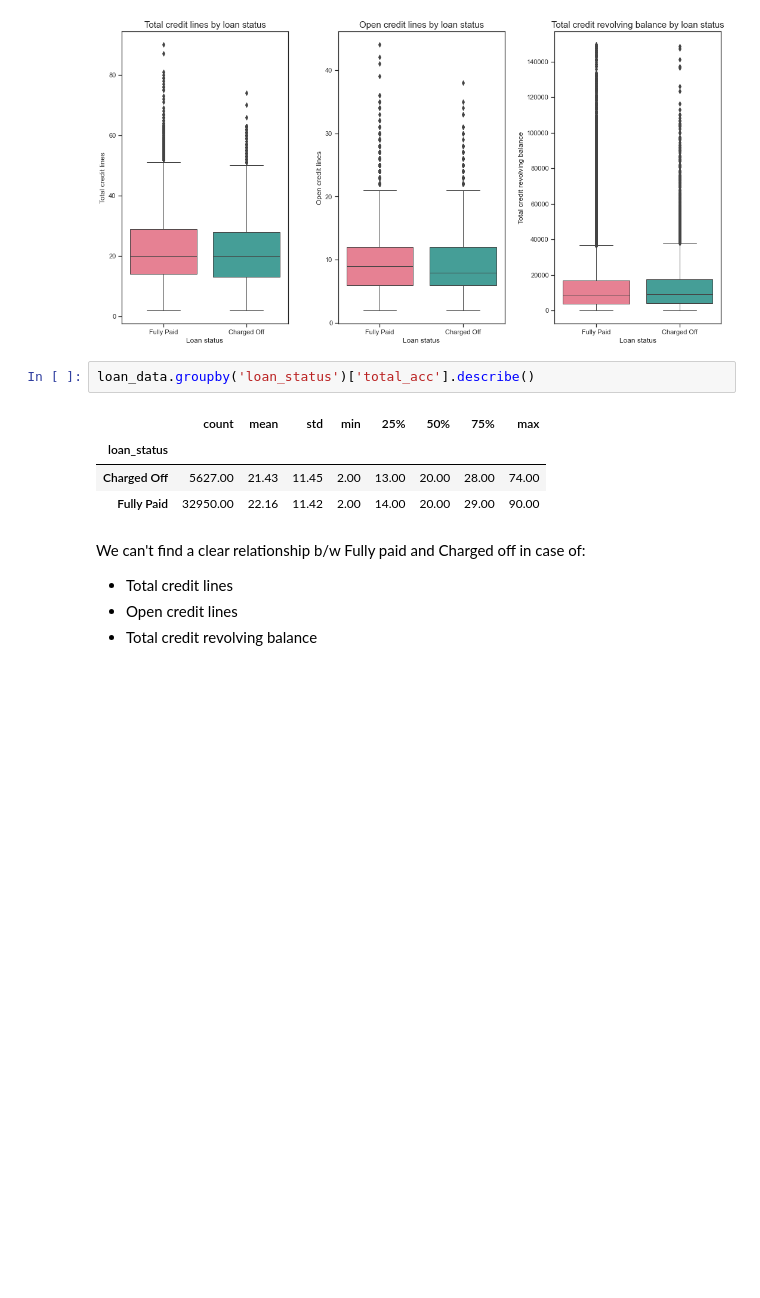
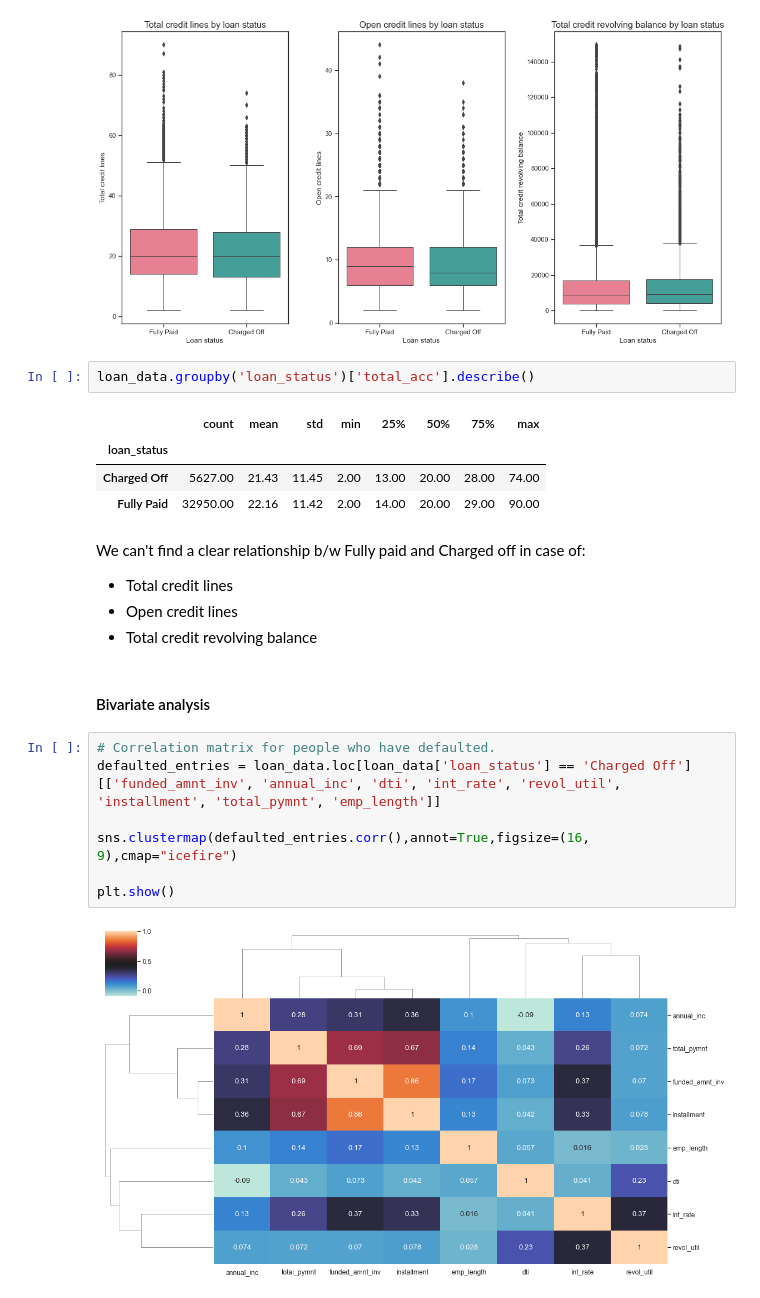
Before and after one commit to Himachallad/lending-club-casestudy, a Jupyter notebook: code/Lending club case study file.ipynb, the cells around one changed output. Saved outputs shown, nothing was run; the diff lists cells and outputs as text; blank space fills up the shorter version.

Commit message:
Bivariate correlation analysis

```diff
--- a/code/Lending club case study file.ipynb
+++ b/code/Lending club case study file.ipynb
@@ -872,3 +872,14 @@ We can't find a clear relationship b/w Fully paid and Charged off in case of:
 - Total credit lines
 - Open credit lines
 - Total credit revolving balance
+# %% [markdown]
+#### Bivariate analysis
+# %%
+# Correlation matrix for people who have defaulted.
+defaulted_entries = loan_data.loc[loan_data['loan_status'] == 'Charged Off'][['funded_amnt_inv', 'annual_inc', 'dti', 'int_rate', 'revol_util', 'installment', 'total_pymnt', 'emp_length']]
+
+sns.clustermap(defaulted_entries.corr(),annot=True,figsize=(16, 9),cmap="icefire")
+
+plt.show()
+# %% [output]
+[figure, added]
```
Also changed, not shown: parts of 4 cells of this notebook.
